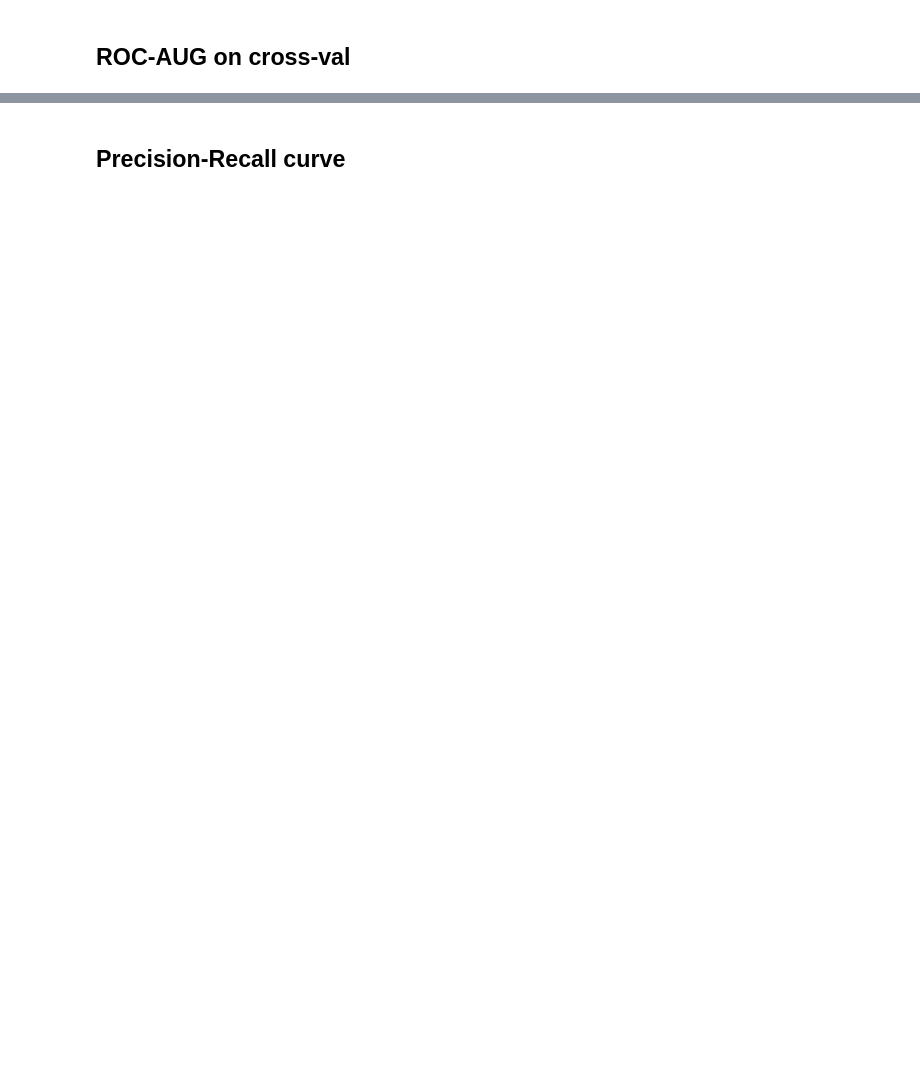
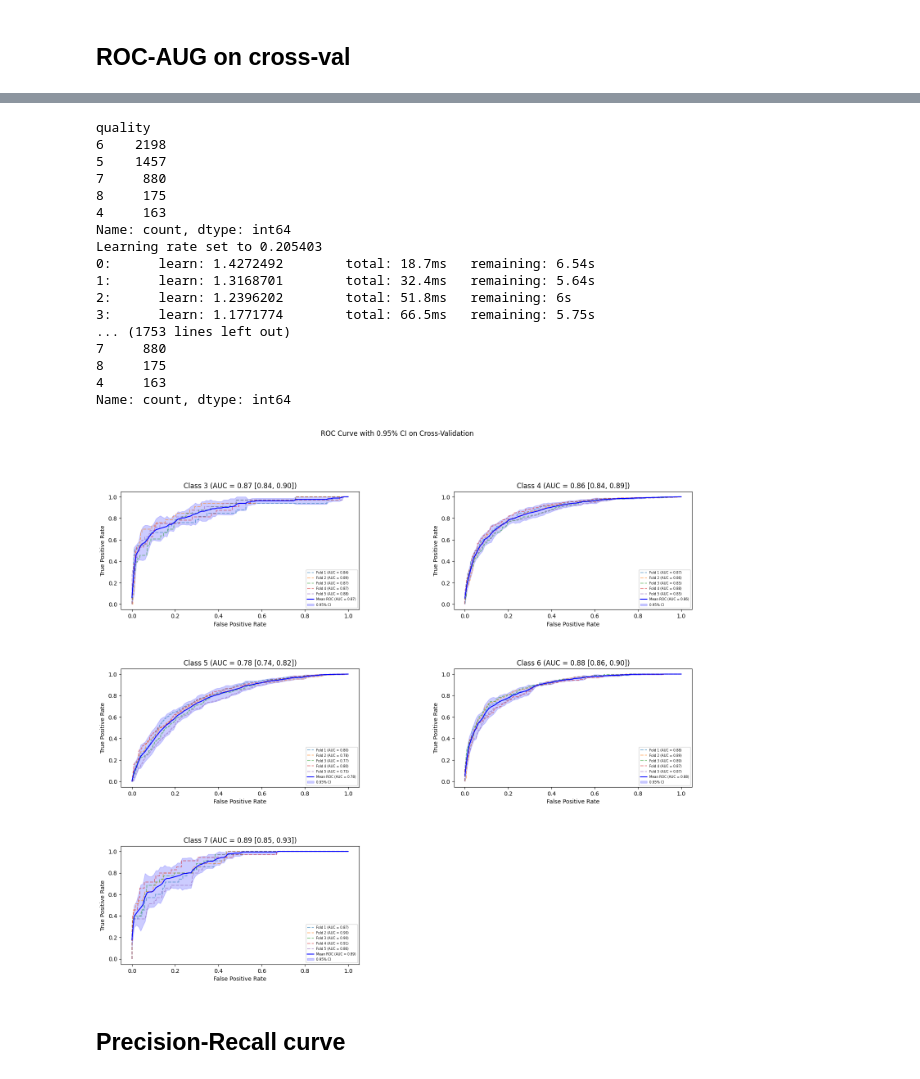
Before and after one commit to KadilenkoIvan/theory_of_stat_solutions, a Jupyter notebook: lab5/lab2.ipynb, the cells around one changed output, grey strips where cells are left out. Cells and saved outputs as stored; diff of their text form; code cells hidden in the pictures; blank space fills up the shorter version.

```diff
--- a/lab5/lab2.ipynb
+++ b/lab5/lab2.ipynb
@@ -232,3 +241,80 @@ confidence interval
+# %%
+X = wine_df.drop('quality', axis=1)
+y = wine_df['quality']
+print(y.value_counts())
+y_bin_cross_val = label_binarize(y, classes=[4, 5, 6, 7, 8])
+# y_bin = label_binarize(y_test, classes=[3, 4, 5, 6, 7, 8, 9])
+
+model_cross_val = CatBoostClassifier(loss_function='MultiClass', iterations=350, random_seed=42, task_type="GPU")
+
+cv = StratifiedKFold(n_splits=5, shuffle=True, random_state=42)
+
+tprs = {i: [] for i in range(y_bin_cross_val.shape[1])} # Словарь TPR
+aucs = {i: [] for i in range(y_bin_cross_val.shape[1])} # Словарь AUC
+mean_fpr = np.linspace(0, 1, 100)
+
+confidence_level = 0.95
+z_score = norm.ppf((1 + confidence_level) / 2) # Для доверительного
+
+plt.figure(figsize=(18, 15))
+plt.suptitle(f'ROC Curve with {confidence_level}% CI on Cross-Validation')
+plt.subplots_adjust(hspace=0.5, wspace=0.4)
+
+for fold_idx, (train, test) in enumerate(cv.split(X, y)): # цикл по фолдам
+    model_cross_val.fit(X.iloc[train], y.iloc[train])
+    y_predict_probs = model_cross_val.predict_proba(X.iloc[test])
+
+    for i in range(y_bin_cross_val.shape[1]): # Цикл по классам
+        fpr, tpr, _ = roc_curve(y_bin_cross_val[test, i], y_predict_probs[:, i])
+        roc_auc = auc(fpr, tpr)
+        aucs[i].append(roc_auc)
+
+        tpr_interp = np.interp(mean_fpr, fpr, tpr) # Интерполяция, для получения промежуточных точек, кол-во точек = mean_fpr
+        tprs[i].append(tpr_interp)
+
+        plt.subplot(y_bin_cross_val.shape[1] // 2 + 1, y_bin_cross_val.shape[1] % 2 + 1, i + 1)
+        plt.plot(fpr, tpr, linestyle='--', label=f'Fold {fold_idx+1} (AUC = {roc_auc:.2f})', alpha=0.5)
+
+for i in range(y_bin_cross_val.shape[1]): # Цикл по классам
+    mean_tpr = np.mean(tprs[i], axis=0)
+    mean_auc = np.mean(aucs[i]) # Средние
+    std_auc = np.std(aucs[i]) # Стандартное отклонение
+
+    confidence_lower = max(0, mean_auc - z_score * std_auc) # Высчитываем доверительный интервал
+    confidence_upper = min(1, mean_auc + z_score * std_auc) #
+
+    tpr_std = np.std(tprs[i], axis=0)
+
+    plt.subplot(y_bin_cross_val.shape[1] // 2 + 1, y_bin_cross_val.shape[1] % 2 + 1, i + 1)
+    plt.plot(mean_fpr, mean_tpr, color='b', linestyle='-', label=f'Mean ROC (AUC = {mean_auc:.2f})')
+    plt.fill_between(mean_fpr, np.maximum(0, mean_tpr - z_score * tpr_std), np.minimum(1, mean_tpr + z_score * tpr_std), color='b', alpha=0.2, label=f'{confidence_level}% CI')
+
+    plt.xlabel('False Positive Rate')
+    plt.ylabel('True Positive Rate')
+    plt.title(f'Class {i+3} (AUC = {mean_auc:.2f} [{confidence_lower:.2f}, {confidence_upper:.2f}])')
+    plt.legend(loc="lower right", fontsize='xx-small')
+
+print(y.value_counts())
+plt.show()
+# %% [output]
+quality
+6    2198
+5    1457
+7     880
+8     175
+4     163
+Name: count, dtype: int64
+Learning rate set to 0.205403
+0:      learn: 1.4272492        total: 18.7ms   remaining: 6.54s
+1:      learn: 1.3168701        total: 32.4ms   remaining: 5.64s
+2:      learn: 1.2396202        total: 51.8ms   remaining: 6s
+3:      learn: 1.1771774        total: 66.5ms   remaining: 5.75s
+... (1753 lines left out)
+7     880
+8     175
+4     163
+Name: count, dtype: int64
+[figure, added]
 # %% [markdown]
 ## Precision-Recall curve
 # %%
```
Also changed, not shown: parts of 14 cells of this notebook, 6 other files.
